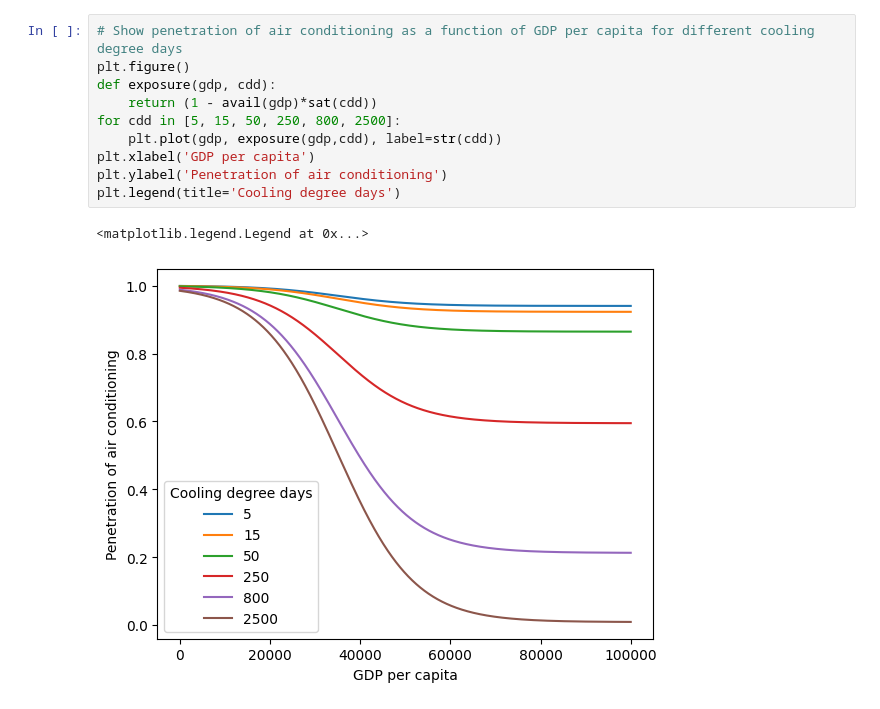
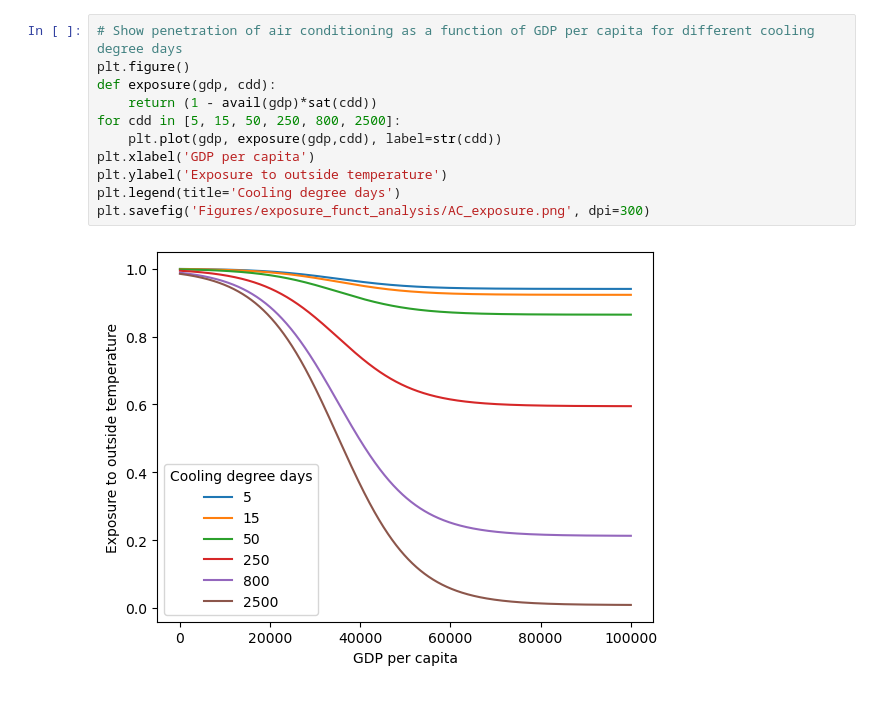
Before and after one commit to carnegie/clab_cooling_deficit_index, a Jupyter notebook: AC_penetration.ipynb, the cells around one changed output. Saved outputs shown, nothing was run; the diff lists cells and outputs as text.

```diff
--- a/AC_penetration.ipynb
+++ b/AC_penetration.ipynb
@@ -30,13 +34,13 @@ plt.ylim(0, 1.)
 # %%
 # Show penetration of air conditioning as a function of GDP per capita for different cooling degree days
 plt.figure()
 def exposure(gdp, cdd):
     return (1 - avail(gdp)*sat(cdd))
 for cdd in [5, 15, 50, 250, 800, 2500]:
     plt.plot(gdp, exposure(gdp,cdd), label=str(cdd))
 plt.xlabel('GDP per capita')
-plt.ylabel('Penetration of air conditioning')
+plt.ylabel('Exposure to outside temperature')
 plt.legend(title='Cooling degree days')
+plt.savefig('Figures/exposure_funct_analysis/AC_exposure.png', dpi=300)
 # %% [output]
-<matplotlib.legend.Legend at 0x...>
-[figure, old version]
+[figure, new version]
```
Also changed, not shown: parts of 10 cells of this notebook, 9 other files.
